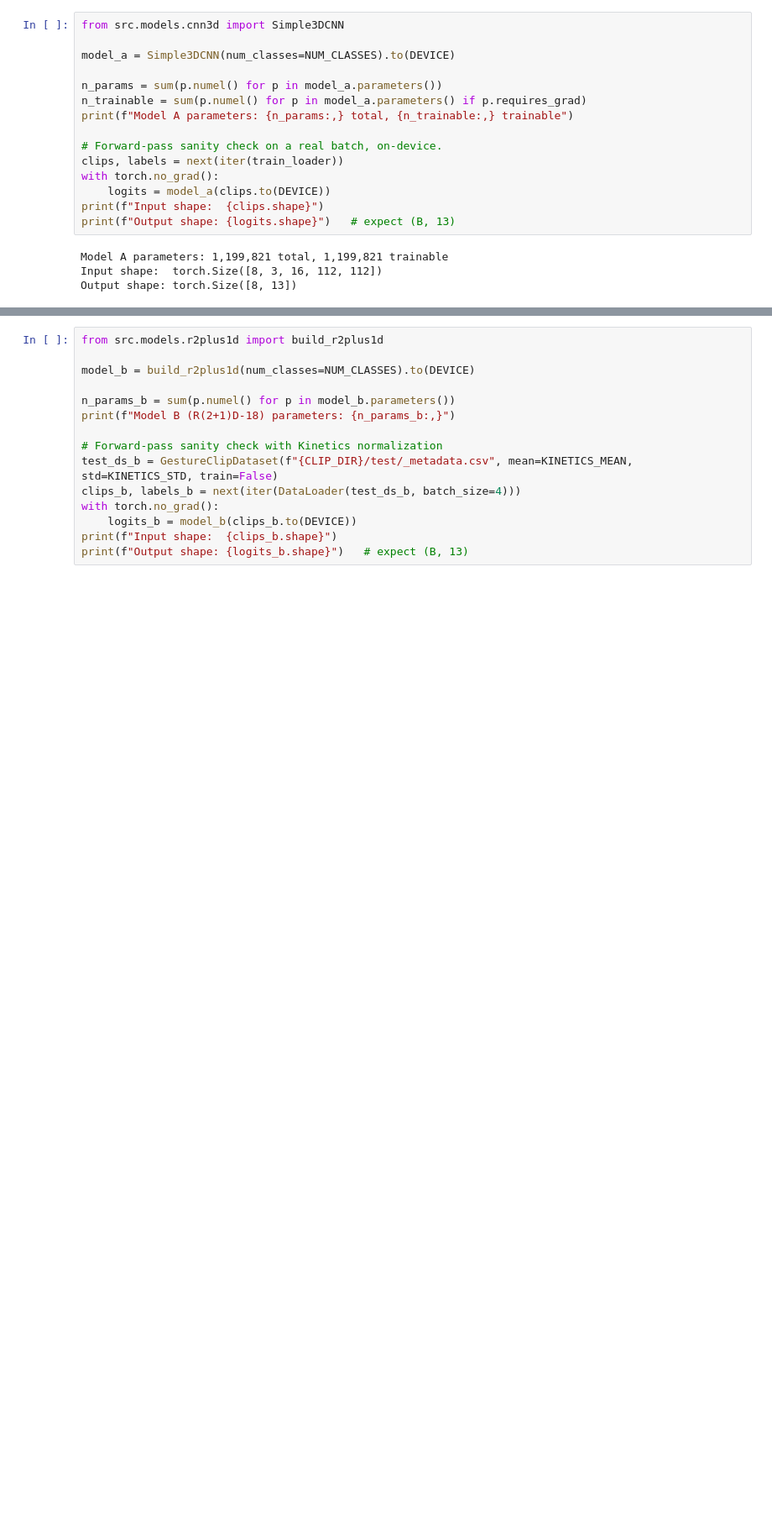
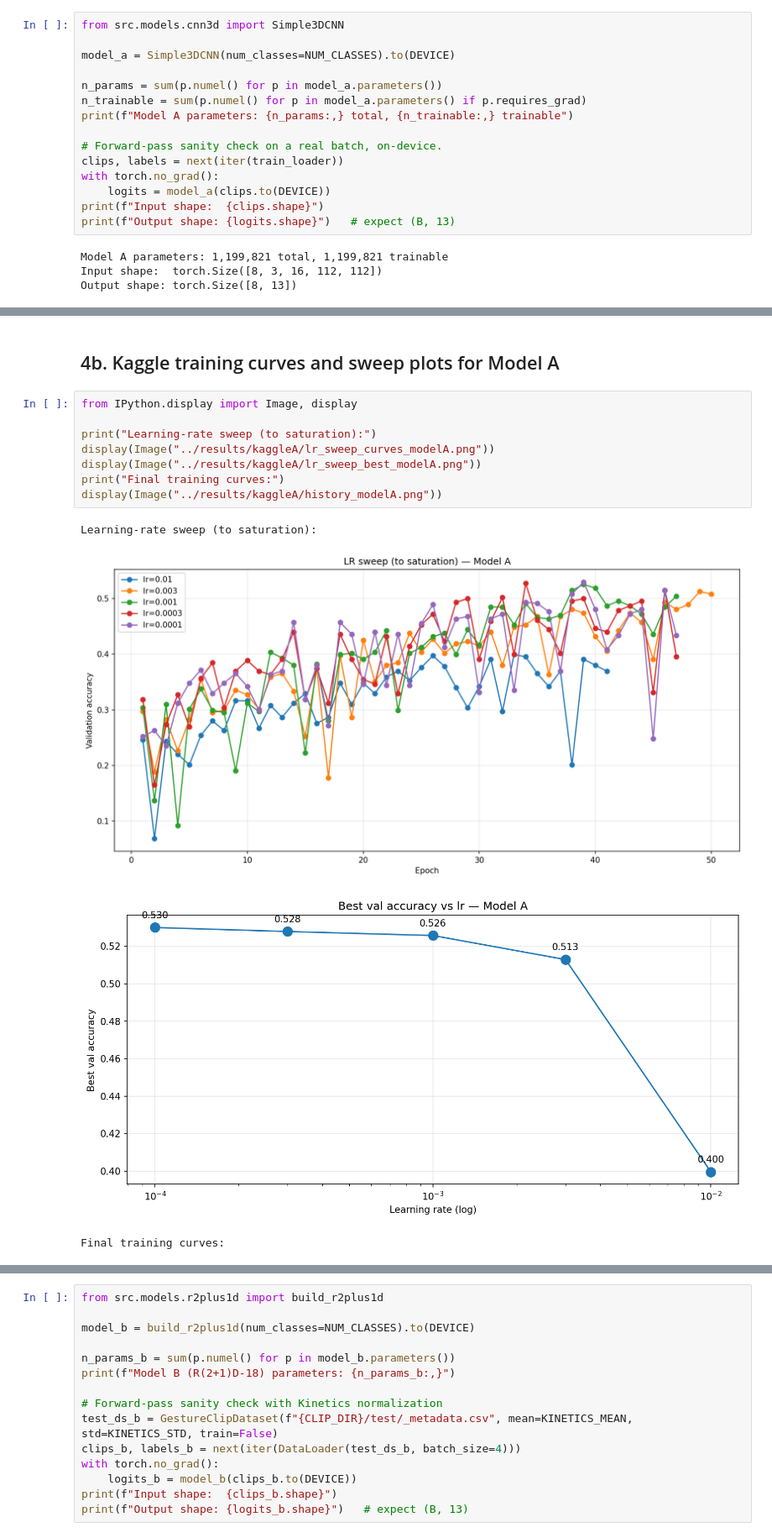
Before and after one commit to lanamatic/video-hand-gesture-recognition, a Jupyter notebook: notebooks/06_3dcnn_models.ipynb, the cells around one changed output, grey strips where cells are left out. Shown at 84% size. Drawn from its saved outputs; the diff is of its cells as text; blank space fills up the shorter version.

```diff
--- a/notebooks/06_3dcnn_models.ipynb
+++ b/notebooks/06_3dcnn_models.ipynb
@@ -365,0 +209,15 @@ Inference: 9.80 ± 6.42 ms  (102.0 FPS)
+# %% [markdown]
+## 4b.  Kaggle training curves and sweep plots for Model A
+# %%
+from IPython.display import Image, display
+
+print("Learning-rate sweep (to saturation):")
+display(Image("../results/kaggleA/lr_sweep_curves_modelA.png"))
+display(Image("../results/kaggleA/lr_sweep_best_modelA.png"))
+print("Final training curves:")
+display(Image("../results/kaggleA/history_modelA.png"))
+# %% [output]
+Learning-rate sweep (to saturation):
+[figure, added]
+[figure, added]
+Final training curves:
```
Also changed, not shown: parts of 39 cells of this notebook, 28 other files.
